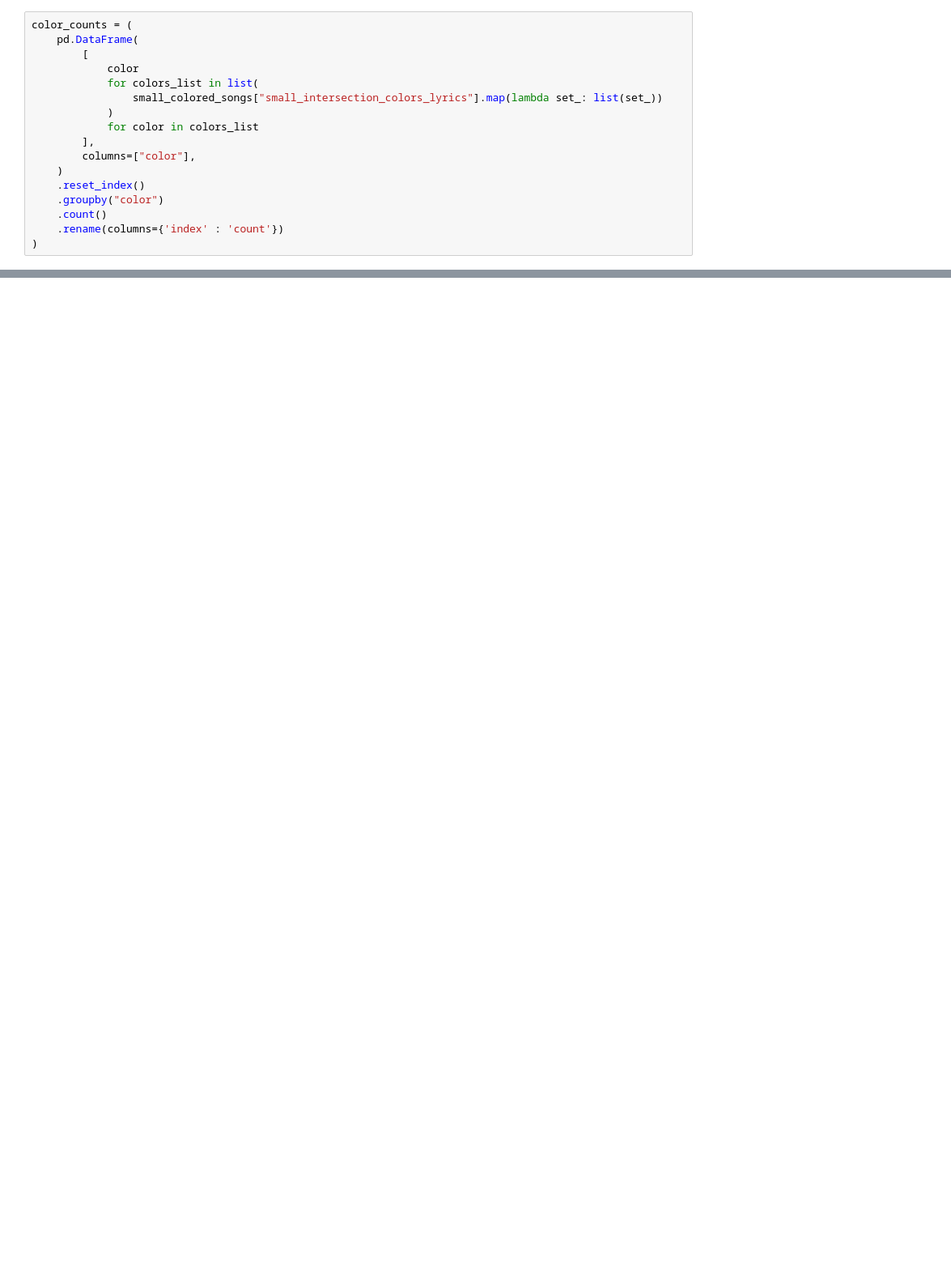
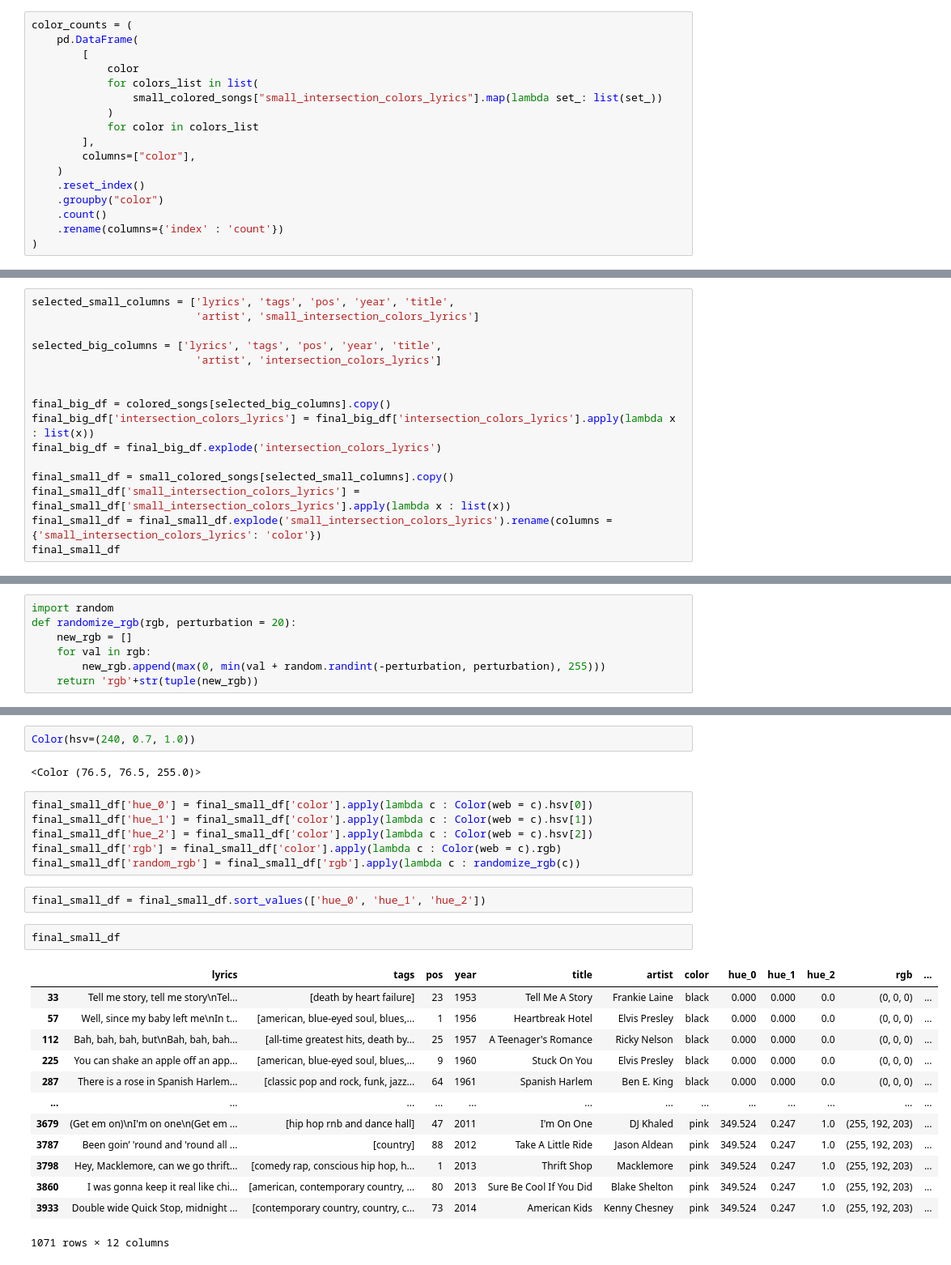
Before and after one commit to com-480-data-visualization/data-visualization-project-2021-pia, a Jupyter notebook: exploratory_analysis.ipynb, the cells around one changed output, grey strips where cells are left out. Shown at 81% size. Cells and saved outputs as stored; diff of their text form; blank space fills up the shorter version.

```diff
--- a/exploratory_analysis.ipynb
+++ b/exploratory_analysis.ipynb
@@ -212,0 +217,16 @@ plt.show()
+# %%
+selected_small_columns = ['lyrics', 'tags', 'pos', 'year', 'title',
+                          'artist', 'small_intersection_colors_lyrics']
+
+selected_big_columns = ['lyrics', 'tags', 'pos', 'year', 'title',
+                          'artist', 'intersection_colors_lyrics']
+
+
+final_big_df = colored_songs[selected_big_columns].copy()
+final_big_df['intersection_colors_lyrics'] = final_big_df['intersection_colors_lyrics'].apply(lambda x : list(x))
+final_big_df = final_big_df.explode('intersection_colors_lyrics')
+
+final_small_df = small_colored_songs[selected_small_columns].copy()
+final_small_df['small_intersection_colors_lyrics'] = final_small_df['small_intersection_colors_lyrics'].apply(lambda x : list(x))
+final_small_df = final_small_df.explode('small_intersection_colors_lyrics').rename(columns = {'small_intersection_colors_lyrics': 'color'})
+final_small_df
@@ -212,0 +247,7 @@ plt.show()
+# %%
+import random
+def randomize_rgb(rgb, perturbation = 20):
+    new_rgb = []
+    for val in rgb:
+        new_rgb.append(max(0, min(val + random.randint(-perturbation, perturbation), 255)))
+    return 'rgb'+str(tuple(new_rgb))
@@ -212,0 +258,28 @@ plt.show()
+# %%
+Color(hsv=(240, 0.7, 1.0))
+# %% [output]
+<Color (76.5, 76.5, 255.0)>
+# %%
+final_small_df['hue_0'] = final_small_df['color'].apply(lambda c : Color(web = c).hsv[0])
+final_small_df['hue_1'] = final_small_df['color'].apply(lambda c : Color(web = c).hsv[1])
+final_small_df['hue_2'] = final_small_df['color'].apply(lambda c : Color(web = c).hsv[2])
+final_small_df['rgb'] = final_small_df['color'].apply(lambda c : Color(web = c).rgb)
+final_small_df['random_rgb'] = final_small_df['rgb'].apply(lambda c : randomize_rgb(c))
+# %%
+final_small_df = final_small_df.sort_values(['hue_0', 'hue_1', 'hue_2'])
+# %%
+final_small_df
+# %% [output]
+|  | lyrics | tags | pos | year | title | artist | color | hue_0 | hue_1 | hue_2 | rgb | ... |
+| 33 | Tell me story, tell me story\nTel... | [death by heart failure] | 23 | 1953 | Tell Me A Story | Frankie Laine | black | 0.000 | 0.000 | 0.0 | (0, 0, 0) | ... |
+| 57 | Well, since my baby left me\nIn t... | [american, blue-eyed soul, blues,... | 1 | 1956 | Heartbreak Hotel | Elvis Presley | black | 0.000 | 0.000 | 0.0 | (0, 0, 0) | ... |
+| 112 | Bah, bah, bah, but\nBah, bah, bah... | [all-time greatest hits, death by... | 25 | 1957 | A Teenager's Romance | Ricky Nelson | black | 0.000 | 0.000 | 0.0 | (0, 0, 0) | ... |
+| 225 | You can shake an apple off an app... | [american, blue-eyed soul, blues,... | 9 | 1960 | Stuck On You | Elvis Presley | black | 0.000 | 0.000 | 0.0 | (0, 0, 0) | ... |
+| 287 | There is a rose in Spanish Harlem... | [classic pop and rock, funk, jazz... | 64 | 1961 | Spanish Harlem | Ben E. King | black | 0.000 | 0.000 | 0.0 | (0, 0, 0) | ... |
+| ... | ... | ... | ... | ... | ... | ... | ... | ... | ... | ... | ... | ... |
+| 3679 | (Get em on)\nI'm on one\n(Get em ... | [hip hop rnb and dance hall] | 47 | 2011 | I'm On One | DJ Khaled | pink | 349.524 | 0.247 | 1.0 | (255, 192, 203) | ... |
+| 3787 | Been goin’ 'round and 'round all ... | [country] | 88 | 2012 | Take A Little Ride | Jason Aldean | pink | 349.524 | 0.247 | 1.0 | (255, 192, 203) | ... |
+| 3798 | Hey, Macklemore, can we go thrift... | [comedy rap, conscious hip hop, h... | 1 | 2013 | Thrift Shop | Macklemore | pink | 349.524 | 0.247 | 1.0 | (255, 192, 203) | ... |
+| 3860 | I was gonna keep it real like chi... | [american, contemporary country, ... | 80 | 2013 | Sure Be Cool If You Did | Blake Shelton | pink | 349.524 | 0.247 | 1.0 | (255, 192, 203) | ... |
+| 3933 | Double wide Quick Stop, midnight ... | [contemporary country, country, c... | 73 | 2014 | American Kids | Kenny Chesney | pink | 349.524 | 0.247 | 1.0 | (255, 192, 203) | ... |
+1071 rows × 12 columns
```
Also changed, not shown: parts of 7 cells of this notebook, 5 other files.
